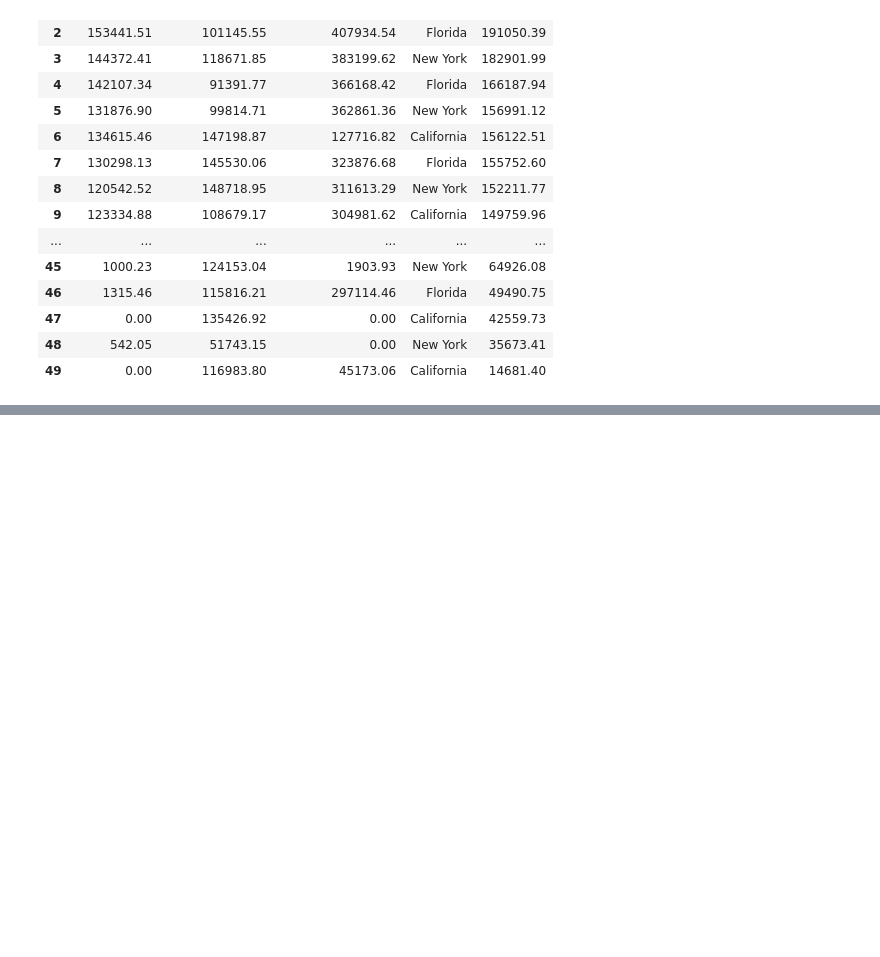
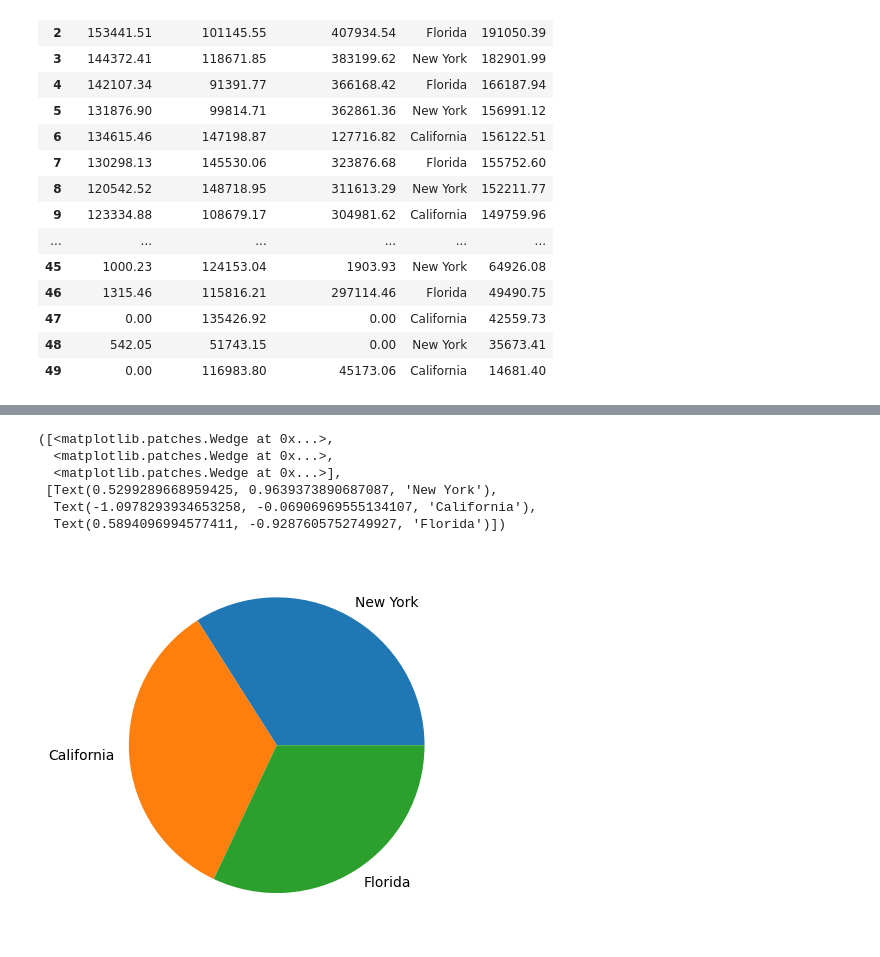
Before and after one commit to Devjith-P/Machine-Learning, a Jupyter notebook: Linear Regression/Startup_github.ipynb, the cells around one changed output, grey strips where cells are left out. Cells and saved outputs as stored; diff of their text form; code cells hidden in the pictures; blank space fills up the shorter version.

```diff
--- a/Linear Regression/Startup_github.ipynb
+++ b/Linear Regression/Startup_github.ipynb
@@ -27,0 +79,10 @@ df
+# %%
+plt.pie(state,labels=state.index)
+# %% [output]
+([<matplotlib.patches.Wedge at 0x...>,
+  <matplotlib.patches.Wedge at 0x...>,
+  <matplotlib.patches.Wedge at 0x...>],
+ [Text(0.5299289668959425, 0.9639373890687087, 'New York'),
+  Text(-1.0978293934653258, -0.06906969555134107, 'California'),
+  Text(0.5894096994577411, -0.9287605752749927, 'Florida')])
+[figure, added]
```
Also changed, not shown: parts of 23 cells of this notebook.
